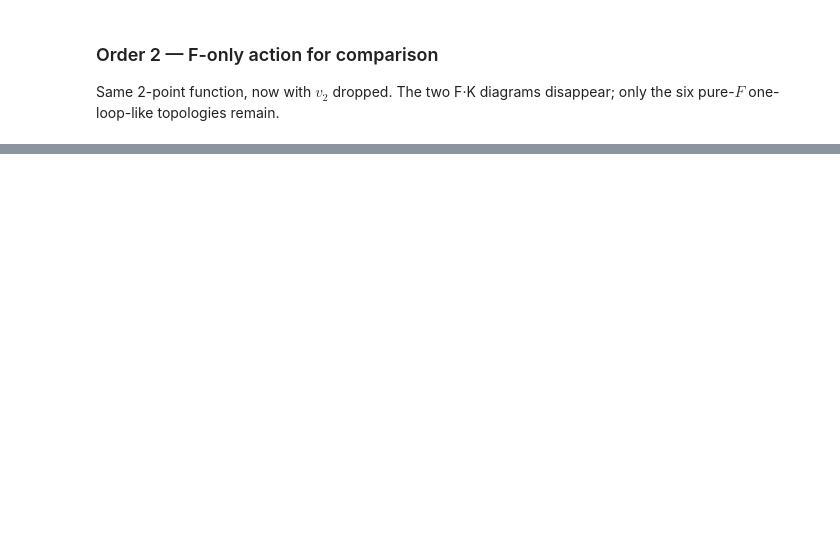
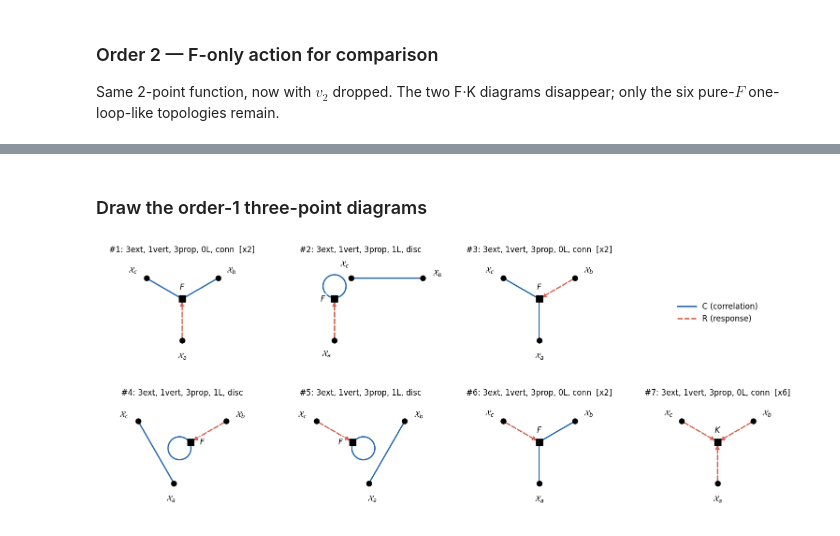
Before and after one commit to StatFieldTheory/sft-wick, a Jupyter notebook: examples/nonlocal_vertex_2pt.ipynb, the cells around one changed output, grey strips where cells are left out. Saved outputs shown, nothing was run; the diff lists cells and outputs as text; code cells hidden in the pictures; blank space fills up the shorter version.

```diff
--- a/examples/nonlocal_vertex_2pt.ipynb
+++ b/examples/nonlocal_vertex_2pt.ipynb
@@ -240,0 +269,19 @@ result_F.draw_diagrams(order=2, figsize=(4.5, 3.5))
+# %%
+from collections import Counter
+
+obs_3pt = [X('a', 'x'), X('b', 'y'), X('c', 'z')]
+result_3pt = compute_moment(
+    obs_3pt,
+    action,
+    order=1,
+    response_phase=True,
+)
+
+for n in range(2):
+    dts = result_3pt.diagram_terms(n)
+    counts = Counter(
+        '+'.join(sorted({sym.name for sym in _collect_coupling_symbols(dt)}))
+        or '(none)'
+        for dt in dts
+    )
+    print(f'order {n}: {len(dts)} diagram term(s), by coupling = {dict(counts)}')
@@ -240,0 +312,11 @@ result_F.draw_diagrams(order=2, figsize=(4.5, 3.5))
+# %% [markdown]
+### Draw the order-1 three-point diagrams
+# %%
+result_3pt.draw_diagrams(
+    order=1,
+    figsize=(3.8, 3.0),
+    ncols=4,
+    external_label_fn=mathcal_x_external_label,
+)
+# %% [output]
+[figure, added]
```
Also changed, not shown: parts of 21 cells of this notebook, 7 other files.
